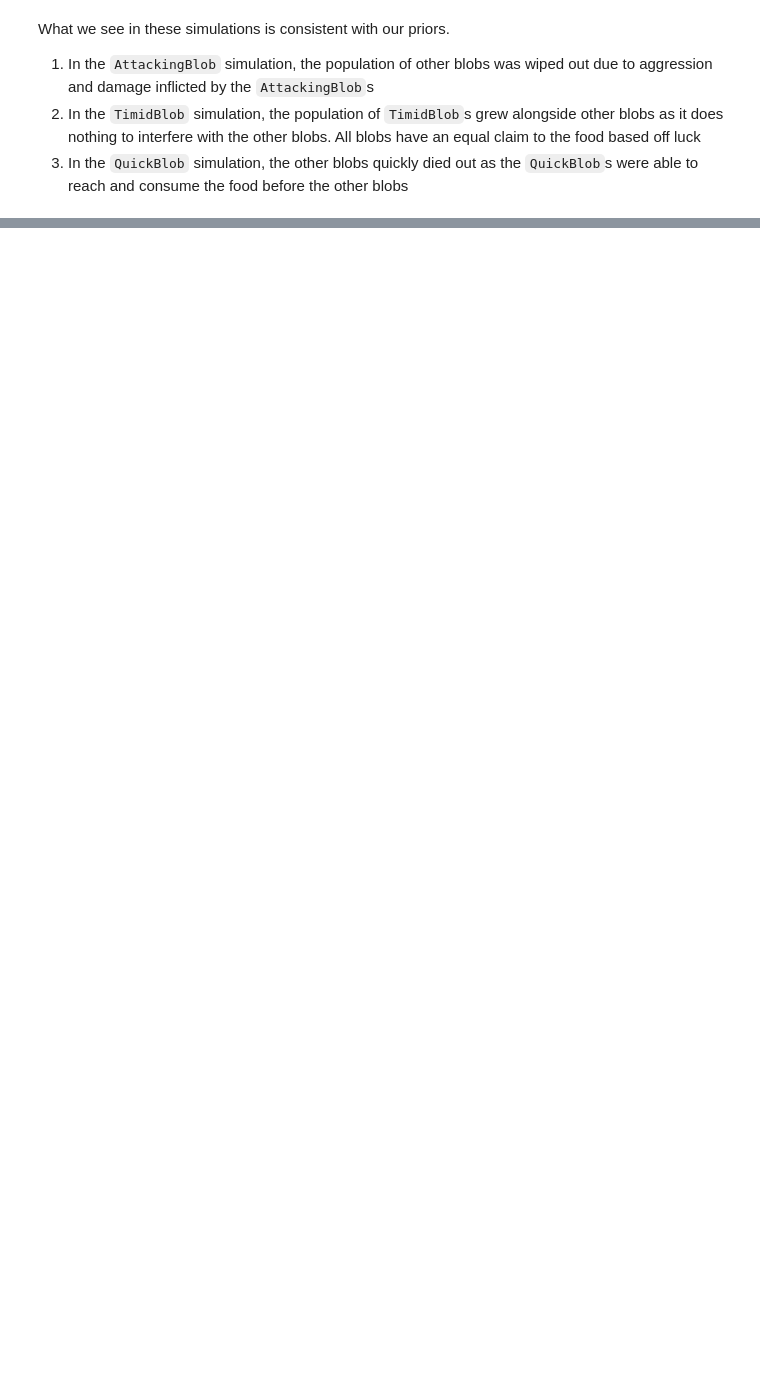
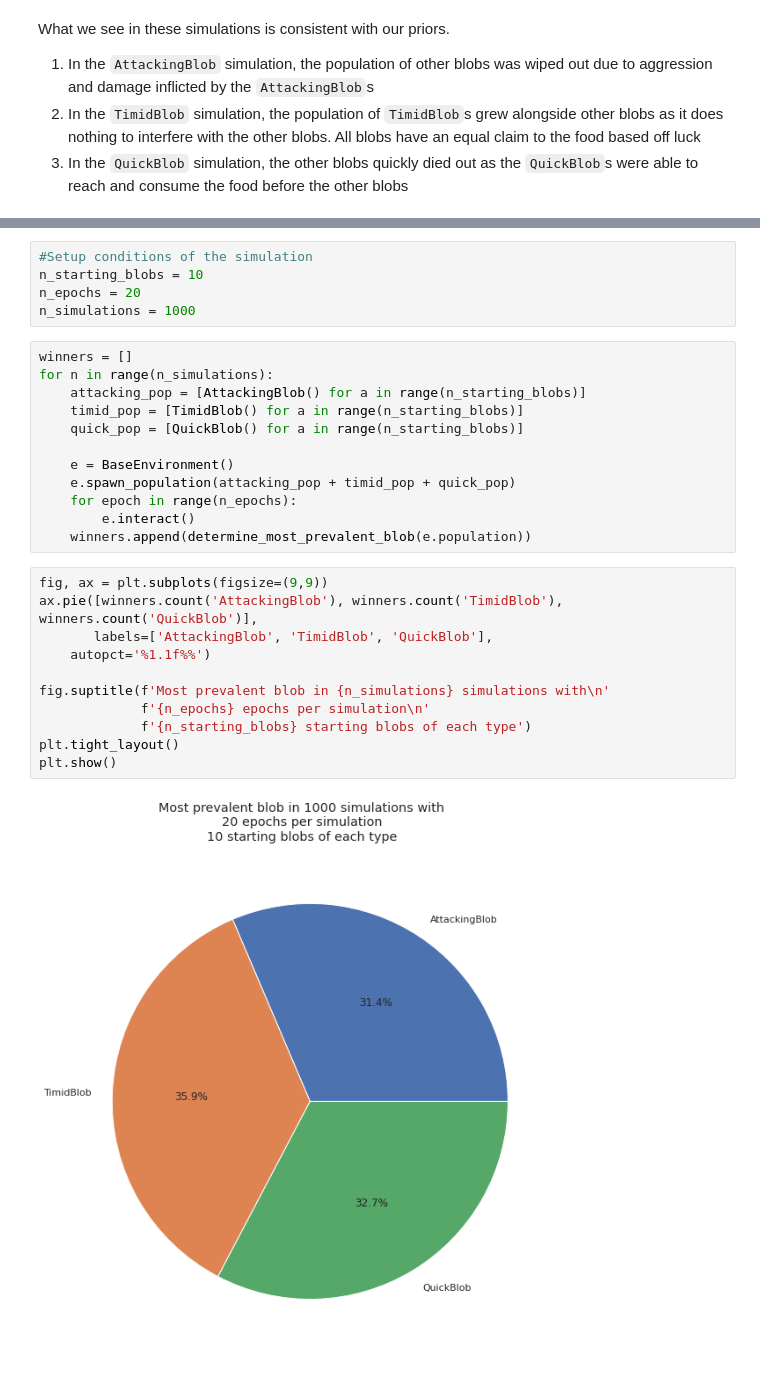
Before and after one commit to sansona/pyevo, a Jupyter notebook: examples/6. Interactions Between Blobs Case Study.ipynb, the cells around one changed output, grey strips where cells are left out. Drawn from its saved outputs; the diff is of its cells as text; blank space fills up the shorter version.

```diff
--- a/examples/6. Interactions Between Blobs Case Study.ipynb
+++ b/examples/6. Interactions Between Blobs Case Study.ipynb
@@ -106,0 +131,30 @@ Now let's examine how these blobs interact together. Instead of examining indivi
+# %%
+#Setup conditions of the simulation
+n_starting_blobs = 10
+n_epochs = 20
+n_simulations = 1000
+# %%
+winners = []
+for n in range(n_simulations):
+    attacking_pop = [AttackingBlob() for a in range(n_starting_blobs)]
+    timid_pop = [TimidBlob() for a in range(n_starting_blobs)]
+    quick_pop = [QuickBlob() for a in range(n_starting_blobs)]
+
+    e = BaseEnvironment()
+    e.spawn_population(attacking_pop + timid_pop + quick_pop)
+    for epoch in range(n_epochs):
+        e.interact()
+    winners.append(determine_most_prevalent_blob(e.population))
+# %%
+fig, ax = plt.subplots(figsize=(9,9))
+ax.pie([winners.count('AttackingBlob'), winners.count('TimidBlob'), winners.count('QuickBlob')],
+       labels=['AttackingBlob', 'TimidBlob', 'QuickBlob'],
+    autopct='%1.1f%%')
+
+fig.suptitle(f'Most prevalent blob in {n_simulations} simulations with\n'
+             f'{n_epochs} epochs per simulation\n'
+             f'{n_starting_blobs} starting blobs of each type')
+plt.tight_layout()
+plt.show()
+# %% [output]
+[figure, added]
```
Also changed, not shown: parts of 13 cells of this notebook, 4 other files.
